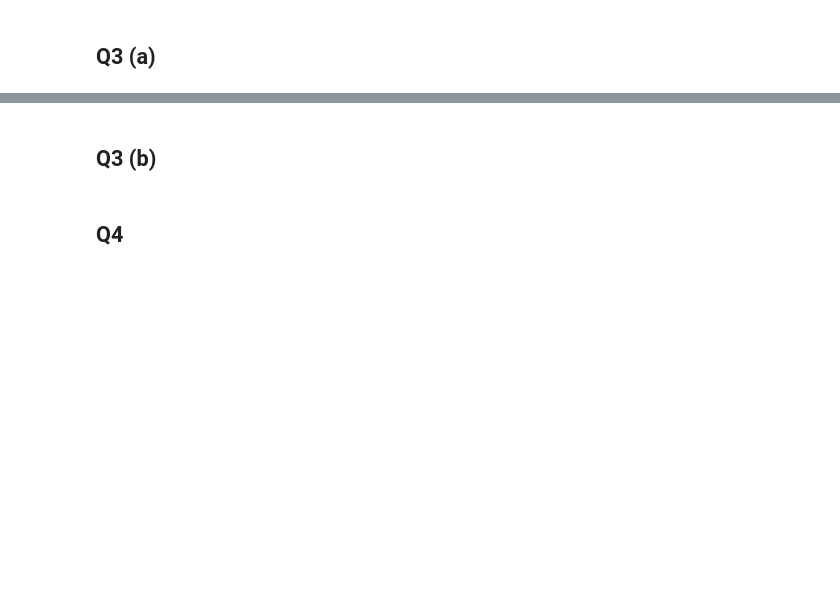
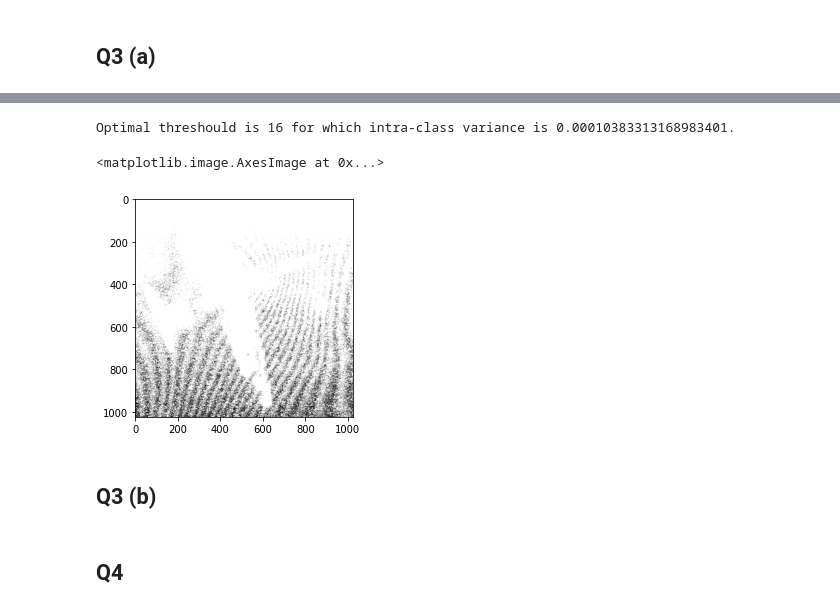
Before and after one commit to TUdayKiranReddy/IVP, a Jupyter notebook: Assignments/Assignment 1/EE19BTECH11038-HW1.ipynb, the cells around one changed output, grey strips where cells are left out. Cells and saved outputs as stored; diff of their text form; code cells hidden in the pictures; blank space fills up the shorter version.

```diff
--- a/Assignments/Assignment 1/EE19BTECH11038-HW1.ipynb
+++ b/Assignments/Assignment 1/EE19BTECH11038-HW1.ipynb
@@ -99,3 +123,11 @@ plt.imshow(bin_img, cmap='gray')
+# %%
+print("Optimal threshould is {} for which intra-class variance is {}.".format(t, var))
+bin_img = thresh(img, t)
+plt.imshow(bin_img, cmap='gray')
+# %% [output]
+Optimal threshould is 16 for which intra-class variance is 0.00010383313168983401.
+<matplotlib.image.AxesImage at 0x...>
+[figure, added]
 # %% [markdown]
 ## Q3 (b)
 # %% [markdown]
```
Also changed, not shown: parts of 12 cells of this notebook.
